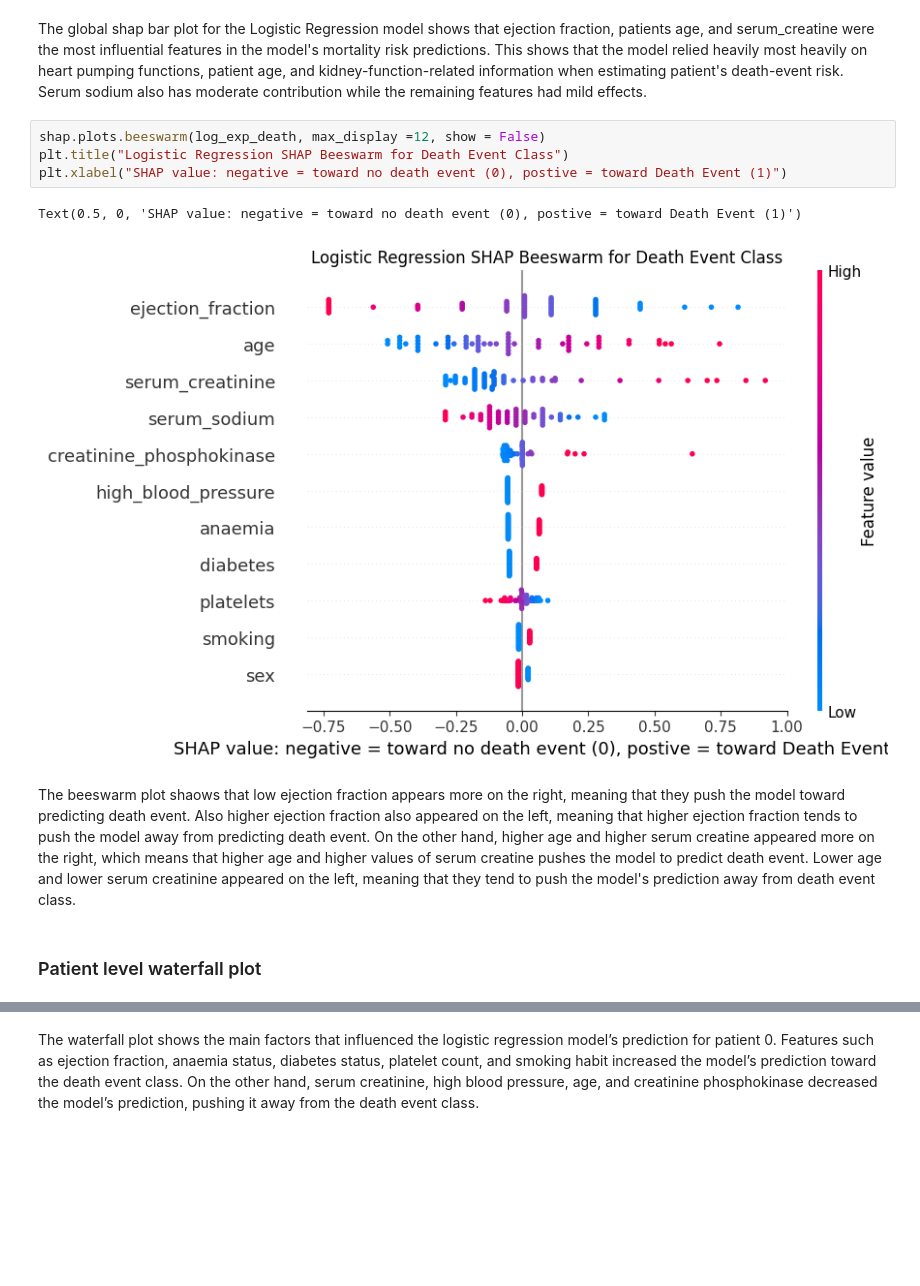
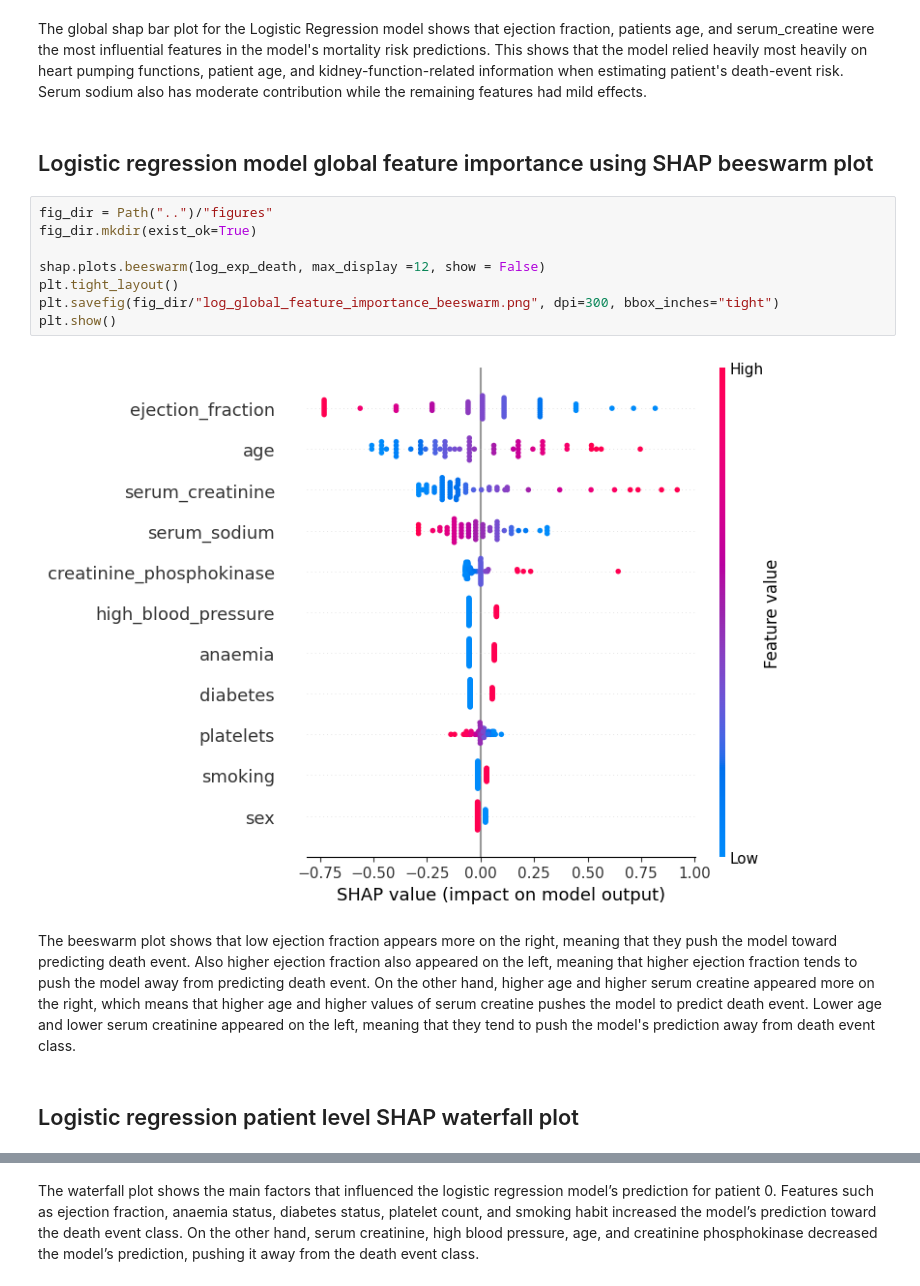
Before and after one commit to kingsleyukandu/heart-failure-survival-risk-analysis, a Jupyter notebook: shap_explanation/shap_explanation.ipynb, the cells around one changed output, grey strips where cells are left out. Drawn from its saved outputs; the diff is of its cells as text; blank space fills up the shorter version.

```diff
--- a/shap_explanation/shap_explanation.ipynb
+++ b/shap_explanation/shap_explanation.ipynb
@@ -291,16 +283,21 @@ shap.plots.bar(log_exp_death, max_display=12)
 # %% [markdown]
 The global shap bar plot for the Logistic Regression model shows that ejection fraction, patients age, and serum_creatine were the most influential features in the model's mortality risk predictions. This shows that the model relied heavily most heavily on heart pumping functions, patient age, and kidney-function-related information when estimating patient's death-event risk. Serum sodium also has moderate contribution while the remaining features had mild effects.
+# %% [markdown]
+## Logistic regression model global feature importance using SHAP beeswarm plot
 # %%
+fig_dir = Path("..")/"figures"
+fig_dir.mkdir(exist_ok=True)
+
 shap.plots.beeswarm(log_exp_death, max_display =12, show = False)
-plt.title("Logistic Regression SHAP Beeswarm for Death Event Class")
-plt.xlabel("SHAP value: negative = toward no death event (0), postive = toward Death Event (1)")
+plt.tight_layout()
+plt.savefig(fig_dir/"log_global_feature_importance_beeswarm.png", dpi=300, bbox_inches="tight")
+plt.show()
 # %% [output]
-Text(0.5, 0, 'SHAP value: negative = toward no death event (0), postive = toward Death Event (1)')
-[figure, old version]
+[figure, new version]
 # %% [markdown]
-The beeswarm plot shaows that low ejection fraction appears more on the right, meaning that they push the model toward predicting death event. Also higher ejection fraction also appeared on the left, meaning that higher ejection fraction tends to push the model away from predicting death event.
+The beeswarm plot shows that low ejection fraction appears more on the right, meaning that they push the model toward predicting death event. Also higher ejection fraction also appeared on the left, meaning that higher ejection fraction tends to push the model away from predicting death event.
 On the other hand, higher age and higher serum creatine appeared more on the right, which means that higher age and higher values of serum creatine pushes the model to predict death event. Lower age and lower serum creatinine appeared on the left, meaning that they tend to push the model's prediction away from death event class.
 # %% [markdown]
-### Patient level waterfall plot
+## Logistic regression patient level SHAP waterfall plot
 # %%
 patient_pos = 0
```
Also changed, not shown: parts of 42 cells of this notebook, 8 other files.
